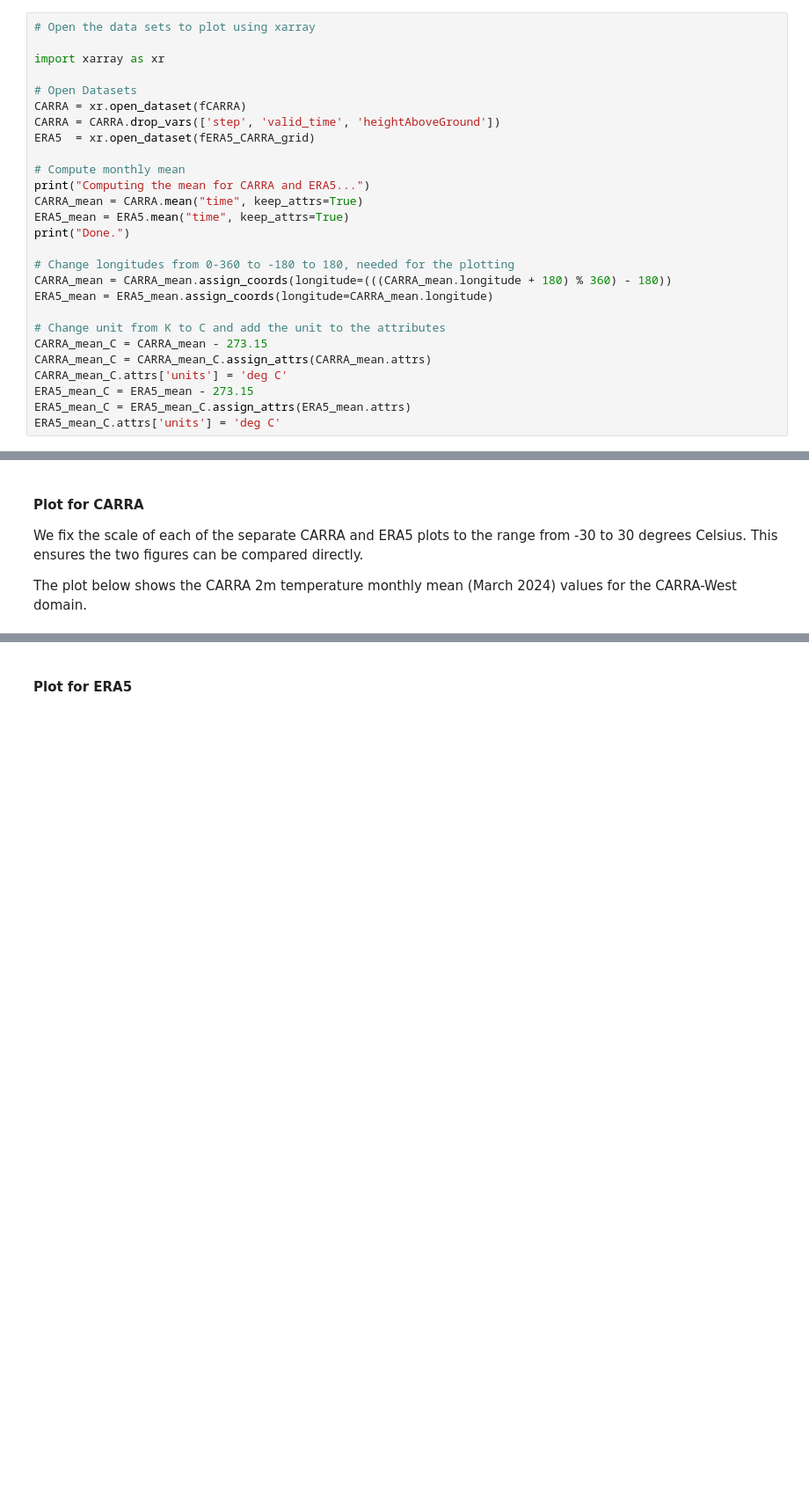
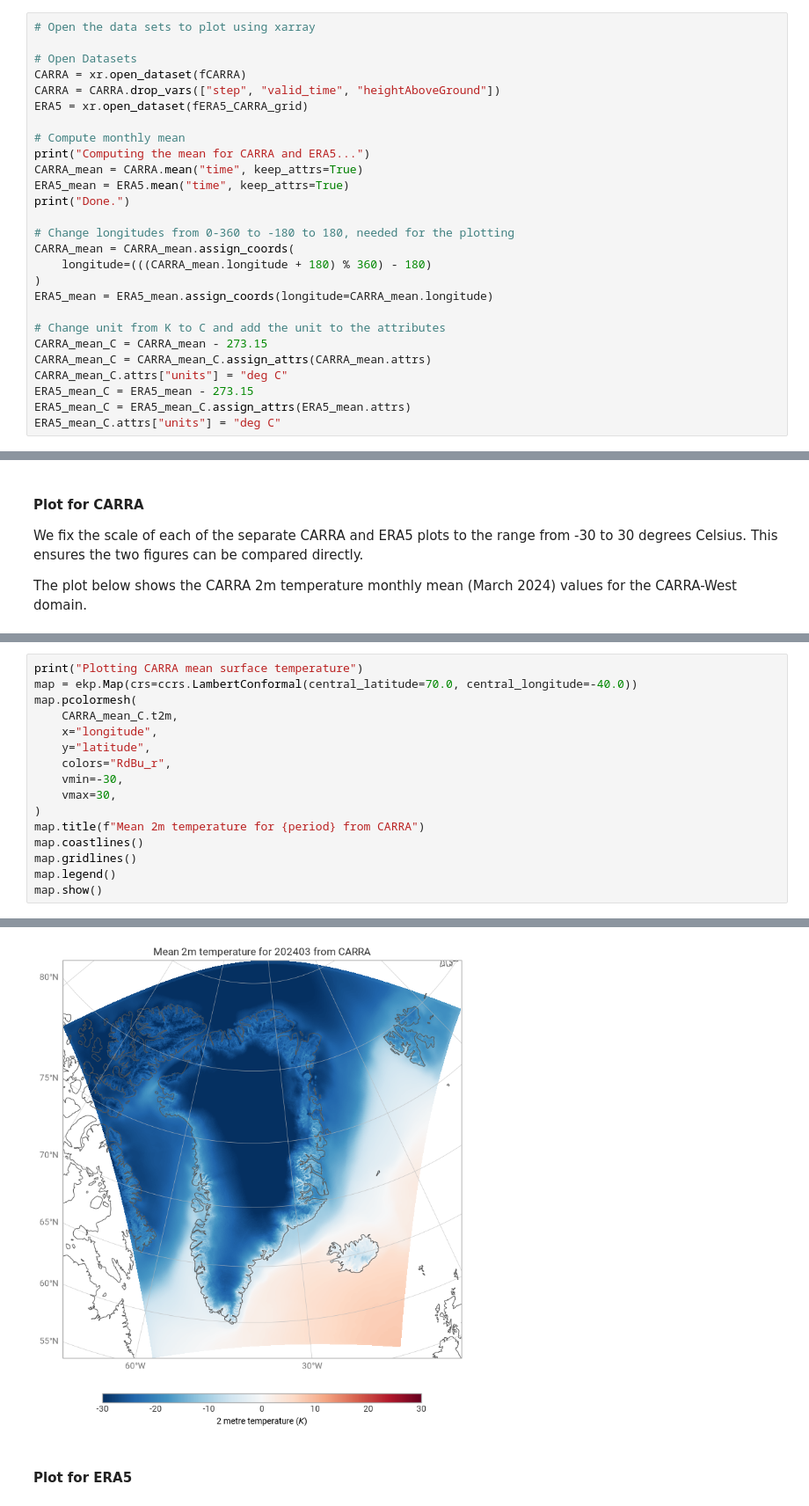
Before and after one commit to ecmwf-training/c3s-training-submodule-reanalysis, a Jupyter notebook: reanalysis-carra-era5-t2m.ipynb, the cells around one changed output, grey strips where cells are left out. Shown at 88% size. Cells and saved outputs as stored; diff of their text form; blank space fills up the shorter version.

Commit message:
carra-era5-t2m passing tests

```diff
--- a/reanalysis-carra-era5-t2m.ipynb
+++ b/reanalysis-carra-era5-t2m.ipynb
@@ -221,12 +304,10 @@ Compute the mean 2m temperature over the whole month. First, we open the data se
 # %%
 # Open the data sets to plot using xarray
 
-import xarray as xr
-
 # Open Datasets
 CARRA = xr.open_dataset(fCARRA)
-CARRA = CARRA.drop_vars(['step', 'valid_time', 'heightAboveGround'])
-ERA5  = xr.open_dataset(fERA5_CARRA_grid)
+CARRA = CARRA.drop_vars(["step", "valid_time", "heightAboveGround"])
+ERA5 = xr.open_dataset(fERA5_CARRA_grid)
 
 # Compute monthly mean
 print("Computing the mean for CARRA and ERA5...")
@@ -235,13 +316,15 @@ ERA5_mean = ERA5.mean("time", keep_attrs=True)
 print("Done.")
 
 # Change longitudes from 0-360 to -180 to 180, needed for the plotting
-CARRA_mean = CARRA_mean.assign_coords(longitude=(((CARRA_mean.longitude + 180) % 360) - 180))
+CARRA_mean = CARRA_mean.assign_coords(
+    longitude=(((CARRA_mean.longitude + 180) % 360) - 180)
+)
 ERA5_mean = ERA5_mean.assign_coords(longitude=CARRA_mean.longitude)
 
 # Change unit from K to C and add the unit to the attributes
 CARRA_mean_C = CARRA_mean - 273.15
 CARRA_mean_C = CARRA_mean_C.assign_attrs(CARRA_mean.attrs)
-CARRA_mean_C.attrs['units'] = 'deg C'
+CARRA_mean_C.attrs["units"] = "deg C"
 ERA5_mean_C = ERA5_mean - 273.15
 ERA5_mean_C = ERA5_mean_C.assign_attrs(ERA5_mean.attrs)
-ERA5_mean_C.attrs['units'] = 'deg C'
+ERA5_mean_C.attrs["units"] = "deg C"
@@ -273,0 +340,17 @@ Plotting CARRA mean surface temperature
+# %%
+print("Plotting CARRA mean surface temperature")
+map = ekp.Map(crs=ccrs.LambertConformal(central_latitude=70.0, central_longitude=-40.0))
+map.pcolormesh(
+    CARRA_mean_C.t2m,
+    x="longitude",
+    y="latitude",
+    colors="RdBu_r",
+    vmin=-30,
+    vmax=30,
+)
+map.title(f"Mean 2m temperature for {period} from CARRA")
+map.coastlines()
+map.gridlines()
+map.legend()
+map.show()
+# %% [output]
@@ -274,3 +358,4 @@ Plotting CARRA mean surface temperature
+[figure, added]
 # %% [markdown]
 #### Plot for ERA5
 # %% [markdown]
```
Also changed, not shown: parts of 22 cells of this notebook, 1 other file.
